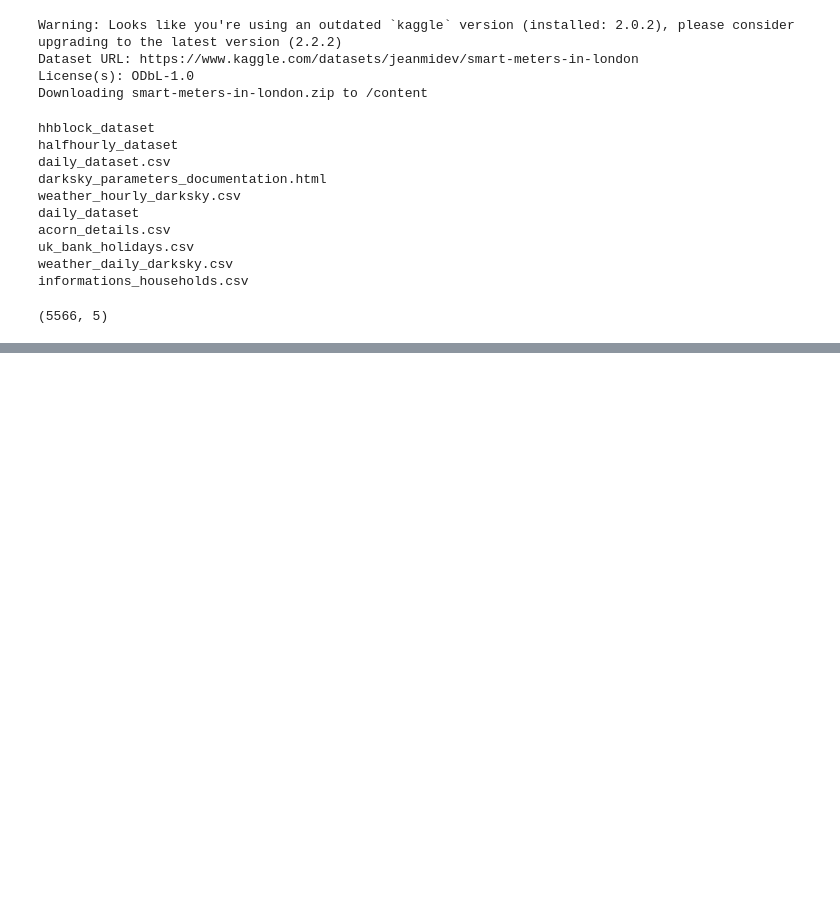
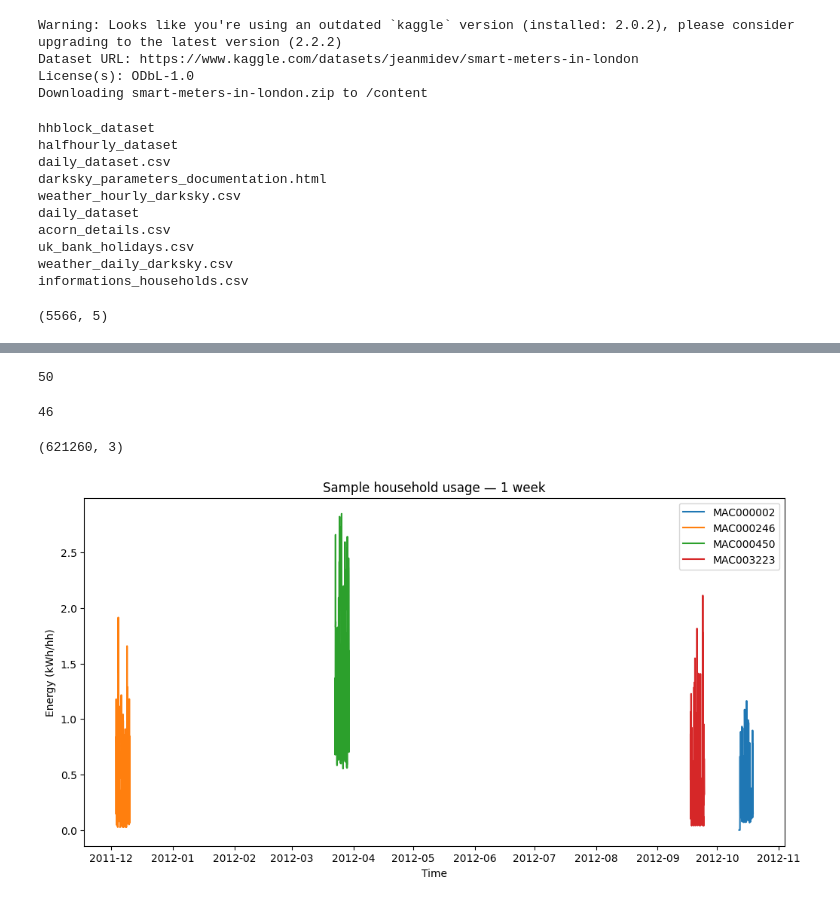
Before and after one commit to parth1rtx/SIH-2026, a Jupyter notebook: dayinbits_week1_1.ipynb, the cells around one changed output, grey strips where cells are left out. Drawn from its saved outputs; the diff is of its cells as text; code cells hidden in the pictures; blank space fills up the shorter version.

Commit message:
Cleaned Data for One block

```diff
--- a/dayinbits_week1_1.ipynb
+++ b/dayinbits_week1_1.ipynb
@@ -54,0 +115,36 @@ df.shape
+# %%
+block_df['LCLid'].nunique()
+# %% [output]
+50
+# %%
+block_df['tstp'] = pd.to_datetime(block_df['tstp'])
+# %%
+block_df['energy(kWh/hh)'] = pd.to_numeric(block_df['energy(kWh/hh)'], errors='coerce')
+# %%
+counts = block_df.groupby('LCLid').size()
+clean_households = counts[counts > 20000].index.tolist()  # households with plenty of readings
+print(len(clean_households))
+selected = clean_households[:25]
+# %% [output]
+46
+# %%
+subset_df = block_df[block_df['LCLid'].isin(selected)]
+subset_df.shape
+# %% [output]
+(621260, 3)
+# %%
+import matplotlib.pyplot as plt
+
+sample_houses = selected[:4]
+plt.figure(figsize=(12,6))
+for h in sample_houses:
+    house_data = subset_df[subset_df['LCLid'] == h].sort_values('tstp')
+    plt.plot(house_data['tstp'][:336], house_data['energy(kWh/hh)'][:336], label=h)  # ~1 week of half-hourly data
+
+plt.legend()
+plt.xlabel("Time")
+plt.ylabel("Energy (kWh/hh)")
+plt.title("Sample household usage — 1 week")
+plt.show()
+# %% [output]
+[figure, added]
```
Also changed, not shown: parts of 7 cells of this notebook.
